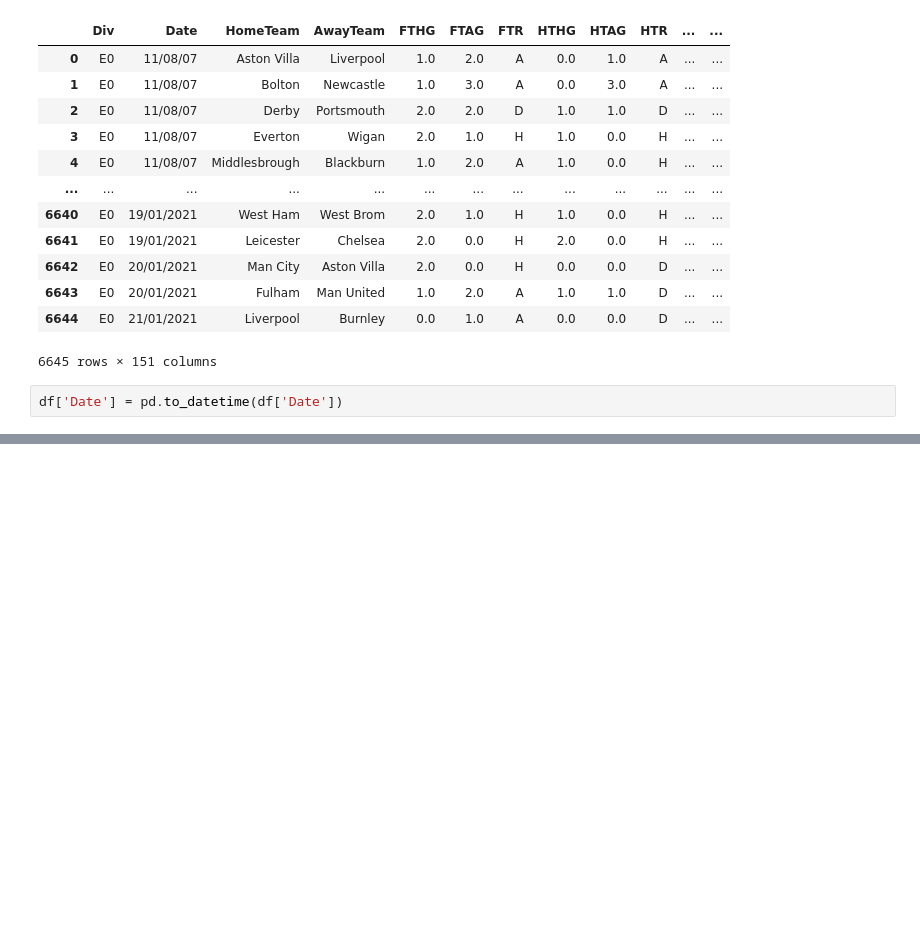
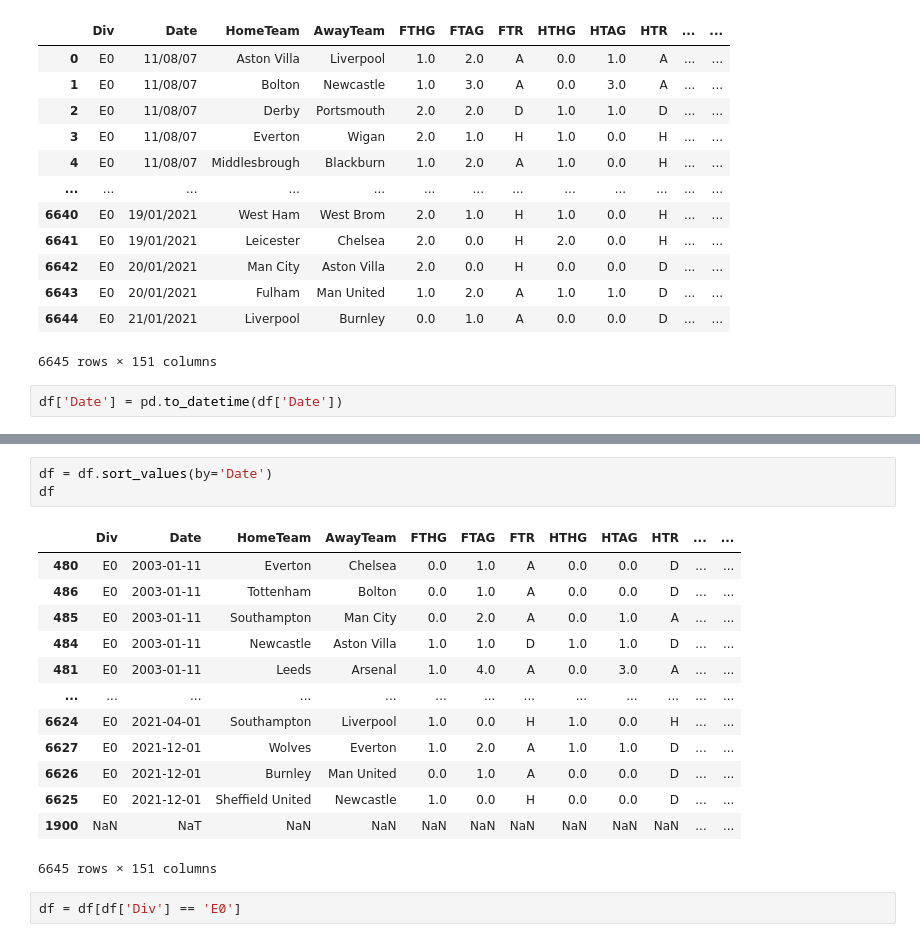
Before and after one commit to barteaga10/Premier-League-Prediction, a Jupyter notebook: Cleaning Data.ipynb, the cells around one changed output, grey strips where cells are left out. Cells and saved outputs as stored; diff of their text form; blank space fills up the shorter version.

```diff
--- a/Cleaning Data.ipynb
+++ b/Cleaning Data.ipynb
@@ -232,0 +232,19 @@ df['Date'] = pd.to_datetime(df['Date'])
+# %%
+df = df.sort_values(by='Date')
+df
+# %% [output]
+|  | Div | Date | HomeTeam | AwayTeam | FTHG | FTAG | FTR | HTHG | HTAG | HTR | ... | ... |
+| 480 | E0 | 2003-01-11 | Everton | Chelsea | 0.0 | 1.0 | A | 0.0 | 0.0 | D | ... | ... |
+| 486 | E0 | 2003-01-11 | Tottenham | Bolton | 0.0 | 1.0 | A | 0.0 | 0.0 | D | ... | ... |
+| 485 | E0 | 2003-01-11 | Southampton | Man City | 0.0 | 2.0 | A | 0.0 | 1.0 | A | ... | ... |
+| 484 | E0 | 2003-01-11 | Newcastle | Aston Villa | 1.0 | 1.0 | D | 1.0 | 1.0 | D | ... | ... |
+| 481 | E0 | 2003-01-11 | Leeds | Arsenal | 1.0 | 4.0 | A | 0.0 | 3.0 | A | ... | ... |
+| ... | ... | ... | ... | ... | ... | ... | ... | ... | ... | ... | ... | ... |
+| 6624 | E0 | 2021-04-01 | Southampton | Liverpool | 1.0 | 0.0 | H | 1.0 | 0.0 | H | ... | ... |
+| 6627 | E0 | 2021-12-01 | Wolves | Everton | 1.0 | 2.0 | A | 1.0 | 1.0 | D | ... | ... |
+| 6626 | E0 | 2021-12-01 | Burnley | Man United | 0.0 | 1.0 | A | 0.0 | 0.0 | D | ... | ... |
+| 6625 | E0 | 2021-12-01 | Sheffield United | Newcastle | 1.0 | 0.0 | H | 0.0 | 0.0 | D | ... | ... |
+| 1900 | NaN | NaT | NaN | NaN | NaN | NaN | NaN | NaN | NaN | NaN | ... | ... |
+6645 rows × 151 columns
+# %%
+df = df[df['Div'] == 'E0']
```
Also changed, not shown: parts of 22 cells of this notebook.
